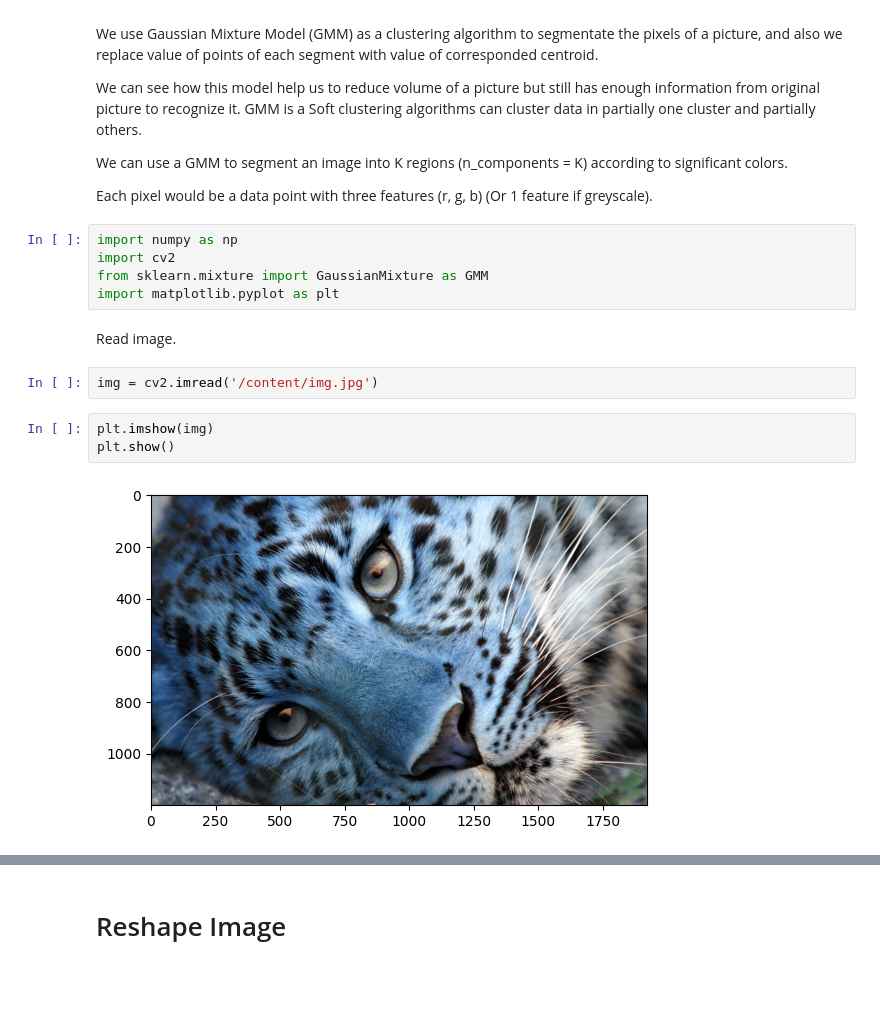
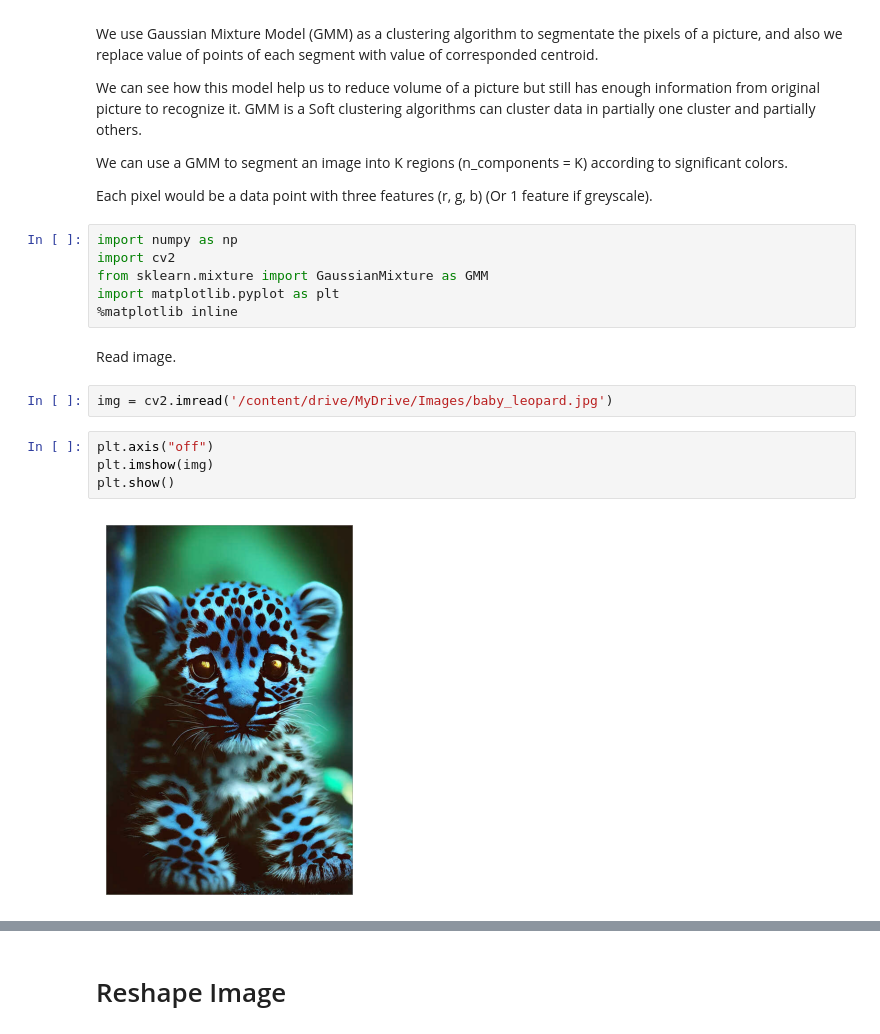
Before and after one commit to mrpintime/Gaussian-Mixture-Model, a Jupyter notebook: Image_Dimensionality_Reduction.ipynb, the cells around one changed output, grey strips where cells are left out. Cells and saved outputs as stored; diff of their text form; blank space fills up the shorter version.

```diff
--- a/Image_Dimensionality_Reduction.ipynb
+++ b/Image_Dimensionality_Reduction.ipynb
@@ -19,12 +19,14 @@ import numpy as np
 import cv2
 from sklearn.mixture import GaussianMixture as GMM
 import matplotlib.pyplot as plt
+%matplotlib inline
 # %% [markdown]
 Read image.
 # %%
-img = cv2.imread('/content/img.jpg')
+img = cv2.imread('/content/drive/MyDrive/Images/baby_leopard.jpg')
 # %%
+plt.axis("off")
 plt.imshow(img)
 plt.show()
 # %% [output]
-[figure, old version]
+[figure, new version]
```
Also changed, not shown: parts of 21 cells of this notebook.
